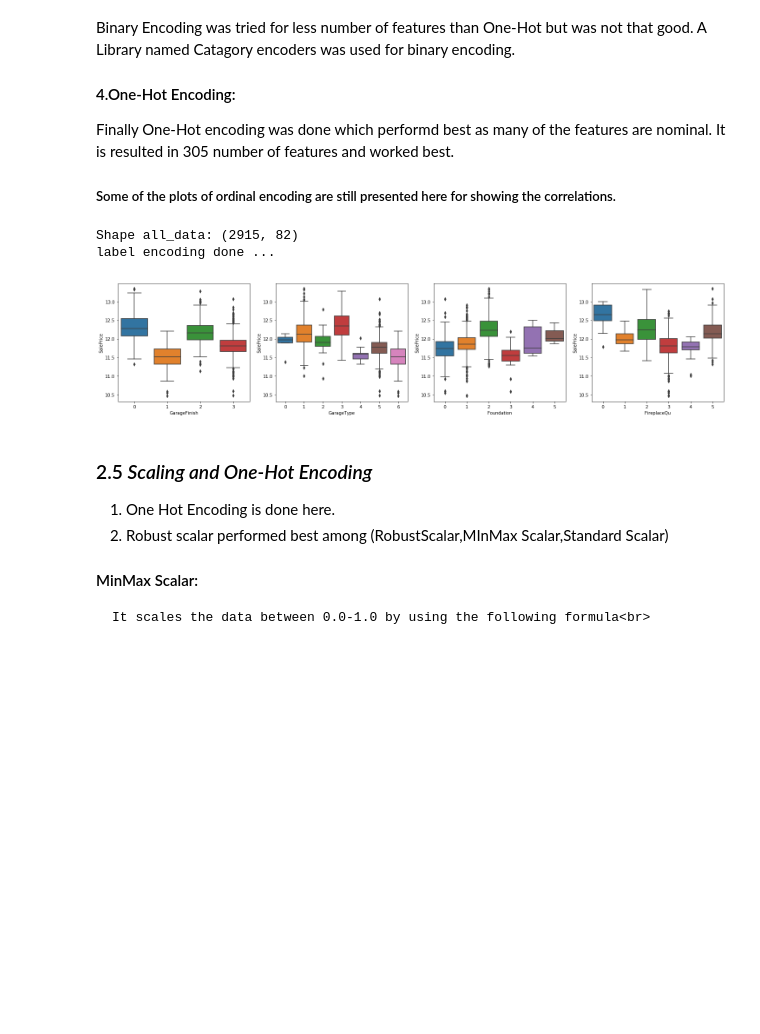
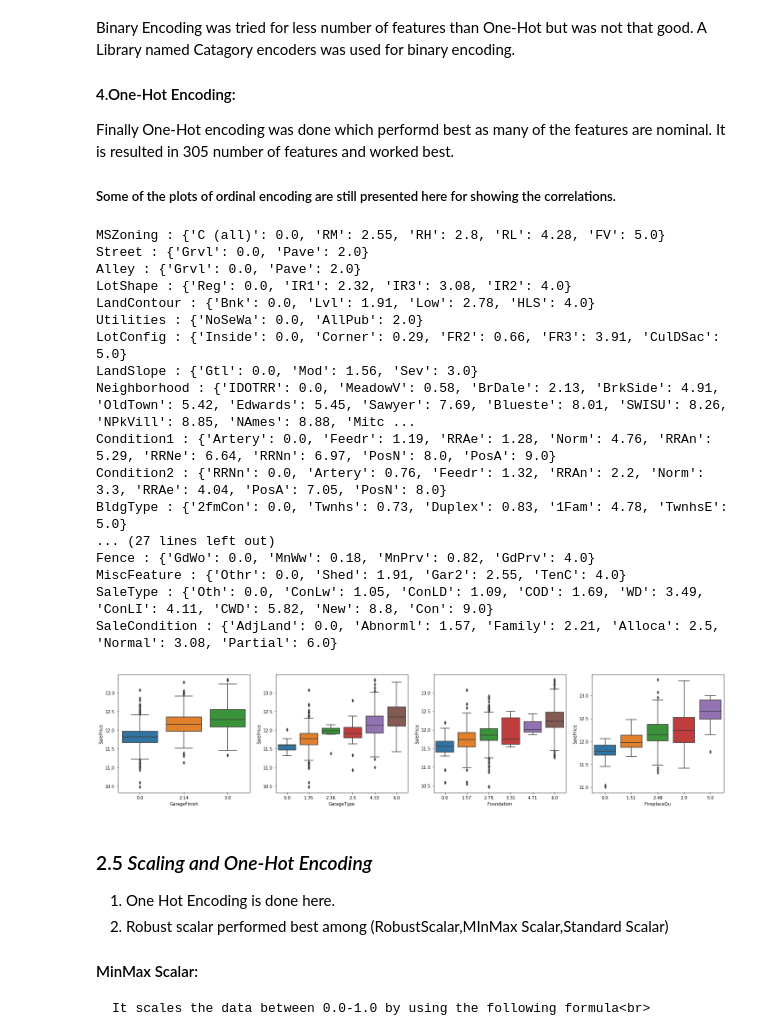
Before and after one commit to irfanhasib0/Machine-Learning, a Jupyter notebook: LR_SVM_XGBOOST_2_Layer_V-8_Final-Report.ipynb, the cells around one changed output. Saved outputs shown, nothing was run; the diff lists cells and outputs as text; code cells hidden in the pictures; blank space fills up the shorter version.

```diff
--- a/LR_SVM_XGBOOST_2_Layer_V-8_Final-Report.ipynb
+++ b/LR_SVM_XGBOOST_2_Layer_V-8_Final-Report.ipynb
@@ -460,27 +460,42 @@ def label_encode(_data,cols):
     return data
 # %%
 fig, axes = plt.subplots(nrows=1, ncols=4,figsize=(25,5))
-enc_data=unskewed_data.copy()
+enc_data=unskewed_data.copy()###(hasib_2)
 
 num_feat,cat_feat,con_feat,dis_feat=get_feat_count(enc_data)
 cm,corr_feat=get_corr_list(enc_data,cat_feat,thr=.3,enc='ord_enc')
 
 ord_feat=['ExterQual','KitchenQual','BsmtQual','GarageFinish','FireplaceQu',
         'HeatingQC','GarageCond','BsmtFinType1','BsmtExposure','CentralAir']
 #corr_feat[4:10]
-enc_data=label_encode(enc_data,cat_feat)
+enc_data=ordinal_encode(enc_data,cat_feat)###(hasib_3)
 plt_enc_data=enc_data.copy()
 plt_enc_data['SalePrice']=train.SalePrice
 n=3
 for j in range(4):
         n+=1
         sns.boxplot(x=corr_feat[n], y='SalePrice', data=plt_enc_data,ax=axes[j])
 
 plt.show()
 # %% [output]
-Shape all_data: (2915, 82)
-label encoding done ...
+MSZoning : {'C (all)': 0.0, 'RM': 2.55, 'RH': 2.8, 'RL': 4.28, 'FV': 5.0}
+Street : {'Grvl': 0.0, 'Pave': 2.0}
+Alley : {'Grvl': 0.0, 'Pave': 2.0}
+LotShape : {'Reg': 0.0, 'IR1': 2.32, 'IR3': 3.08, 'IR2': 4.0}
+LandContour : {'Bnk': 0.0, 'Lvl': 1.91, 'Low': 2.78, 'HLS': 4.0}
+Utilities : {'NoSeWa': 0.0, 'AllPub': 2.0}
+LotConfig : {'Inside': 0.0, 'Corner': 0.29, 'FR2': 0.66, 'FR3': 3.91, 'CulDSac': 5.0}
+LandSlope : {'Gtl': 0.0, 'Mod': 1.56, 'Sev': 3.0}
+Neighborhood : {'IDOTRR': 0.0, 'MeadowV': 0.58, 'BrDale': 2.13, 'BrkSide': 4.91, 'OldTown': 5.42, 'Edwards': 5.45, 'Sawyer': 7.69, 'Blueste': 8.01, 'SWISU': 8.26, 'NPkVill': 8.85, 'NAmes': 8.88, 'Mitc ...
+Condition1 : {'Artery': 0.0, 'Feedr': 1.19, 'RRAe': 1.28, 'Norm': 4.76, 'RRAn': 5.29, 'RRNe': 6.64, 'RRNn': 6.97, 'PosN': 8.0, 'PosA': 9.0}
+Condition2 : {'RRNn': 0.0, 'Artery': 0.76, 'Feedr': 1.32, 'RRAn': 2.2, 'Norm': 3.3, 'RRAe': 4.04, 'PosA': 7.05, 'PosN': 8.0}
+BldgType : {'2fmCon': 0.0, 'Twnhs': 0.73, 'Duplex': 0.83, '1Fam': 4.78, 'TwnhsE': 5.0}
+... (27 lines left out)
+Fence : {'GdWo': 0.0, 'MnWw': 0.18, 'MnPrv': 0.82, 'GdPrv': 4.0}
+MiscFeature : {'Othr': 0.0, 'Shed': 1.91, 'Gar2': 2.55, 'TenC': 4.0}
+SaleType : {'Oth': 0.0, 'ConLw': 1.05, 'ConLD': 1.09, 'COD': 1.69, 'WD': 3.49, 'ConLI': 4.11, 'CWD': 5.82, 'New': 8.8, 'Con': 9.0}
+SaleCondition : {'AdjLand': 0.0, 'Abnorml': 1.57, 'Family': 2.21, 'Alloca': 2.5, 'Normal': 3.08, 'Partial': 6.0}
-[figure, old version]
+[figure, new version]
 # %% [markdown]
 ### 2.5 _Scaling and One-Hot Encoding_
 1. One Hot Encoding is done here.
```
Also changed, not shown: parts of 23 cells of this notebook, 1 other file.
